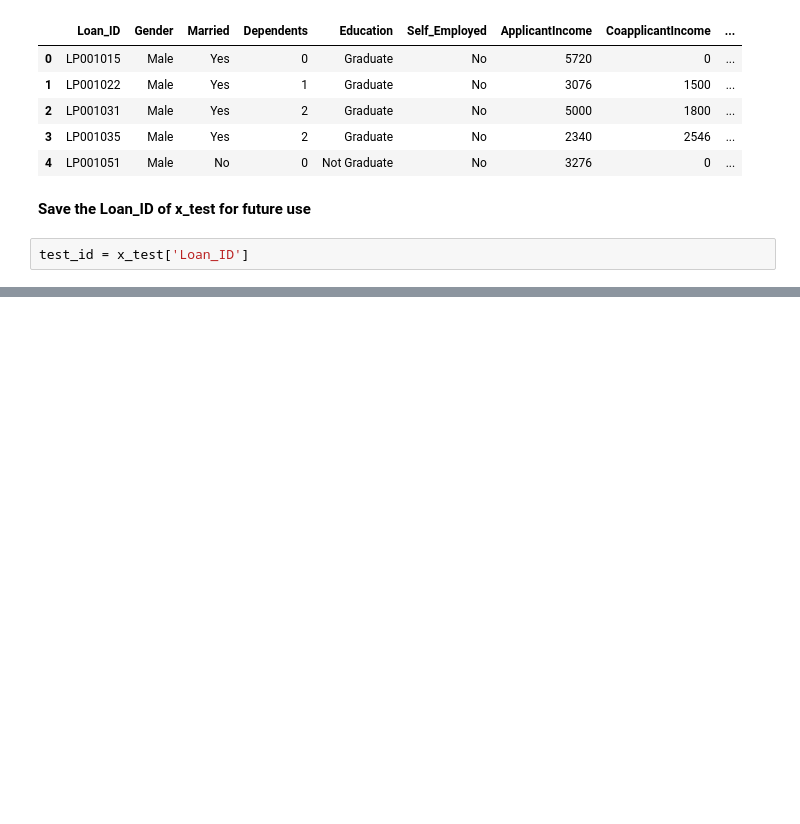
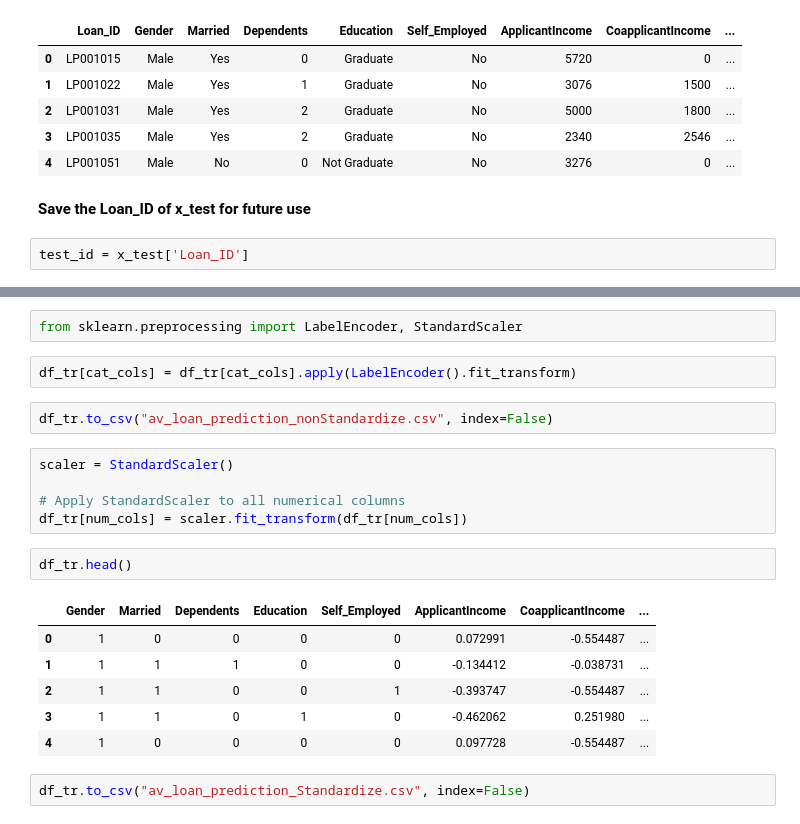
Before and after one commit to Sahilkhan-34/Exploratory_data_analysis_EDA, a Jupyter notebook: AV_Loan_prediction/New_loan_prediction.ipynb, the cells around one changed output, grey strips where cells are left out. Saved outputs shown, nothing was run; the diff lists cells and outputs as text; blank space fills up the shorter version.

```diff
--- a/AV_Loan_prediction/New_loan_prediction.ipynb
+++ b/AV_Loan_prediction/New_loan_prediction.ipynb
@@ -62,0 +150,22 @@ df_tr.drop('Loan_ID', axis=1)
+# %%
+from sklearn.preprocessing import LabelEncoder, StandardScaler
+# %%
+df_tr[cat_cols] = df_tr[cat_cols].apply(LabelEncoder().fit_transform)
+# %%
+df_tr.to_csv("av_loan_prediction_nonStandardize.csv", index=False)
+# %%
+scaler = StandardScaler()
+
+# Apply StandardScaler to all numerical columns
+df_tr[num_cols] = scaler.fit_transform(df_tr[num_cols])
+# %%
+df_tr.head()
+# %% [output]
+|  | Gender | Married | Dependents | Education | Self_Employed | ApplicantIncome | CoapplicantIncome | ... |
+| 0 | 1 | 0 | 0 | 0 | 0 | 0.072991 | -0.554487 | ... |
+| 1 | 1 | 1 | 1 | 0 | 0 | -0.134412 | -0.038731 | ... |
+| 2 | 1 | 1 | 0 | 0 | 1 | -0.393747 | -0.554487 | ... |
+| 3 | 1 | 1 | 0 | 1 | 0 | -0.462062 | 0.251980 | ... |
+| 4 | 1 | 0 | 0 | 0 | 0 | 0.097728 | -0.554487 | ... |
+# %%
+df_tr.to_csv("av_loan_prediction_Standardize.csv", index=False)
```
Also changed, not shown: parts of 77 cells of this notebook, 5 other files.
